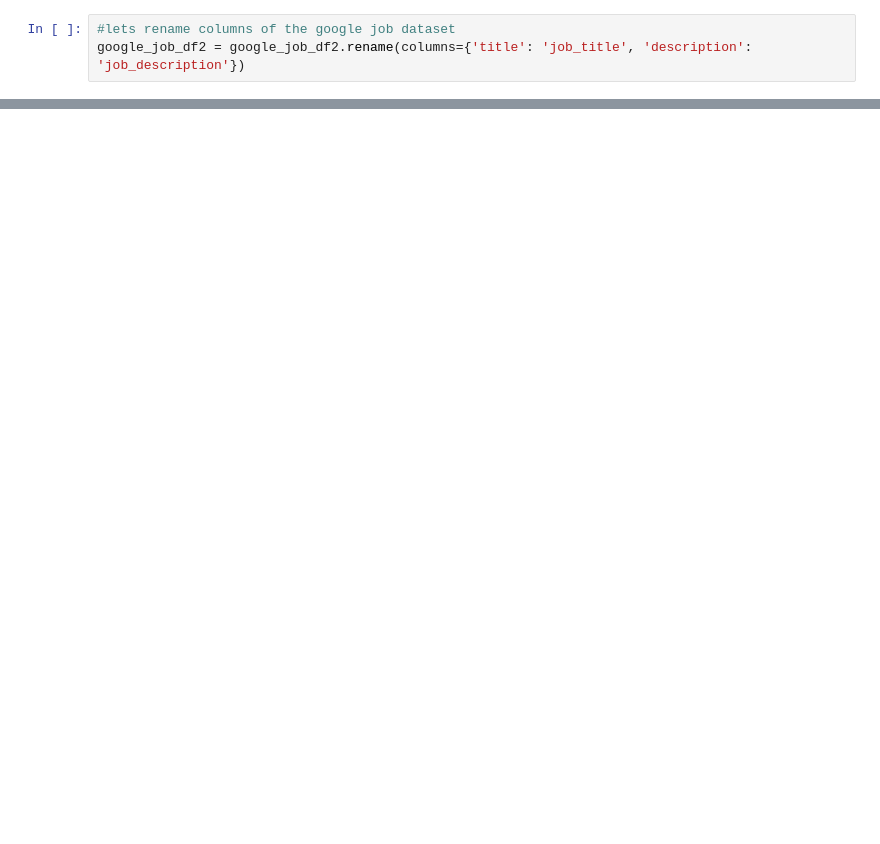
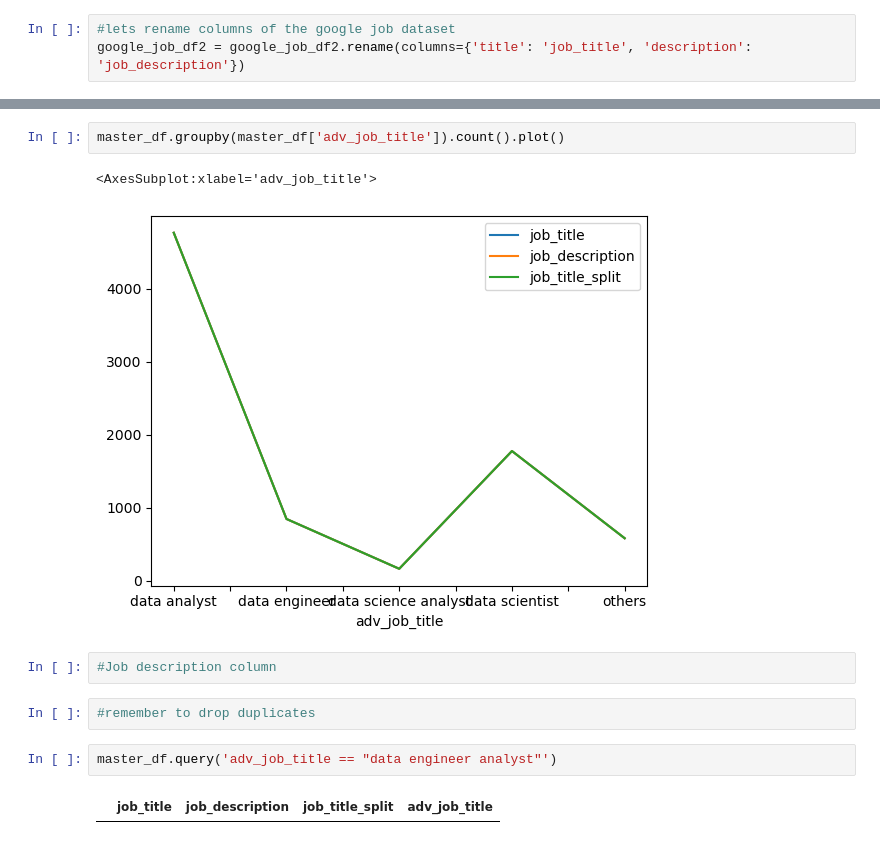
Before and after one commit to Nuel-EN/Capstone-Project-, a Jupyter notebook: Master-NB.ipynb, the cells around one changed output, grey strips where cells are left out. Cells and saved outputs as stored; diff of their text form; blank space fills up the shorter version.

```diff
--- a/Master-NB.ipynb
+++ b/Master-NB.ipynb
@@ -68,0 +401,13 @@ memory usage: 190.6+ KB
+# %%
+master_df.groupby(master_df['adv_job_title']).count().plot()
+# %% [output]
+<AxesSubplot:xlabel='adv_job_title'>
+[figure, added]
+# %%
+#Job description column
+# %%
+#remember to drop duplicates
+# %%
+master_df.query('adv_job_title == "data engineer analyst"')
+# %% [output]
+|  | job_title | job_description | job_title_split | adv_job_title |
```
Also changed, not shown: parts of 33 cells of this notebook.
